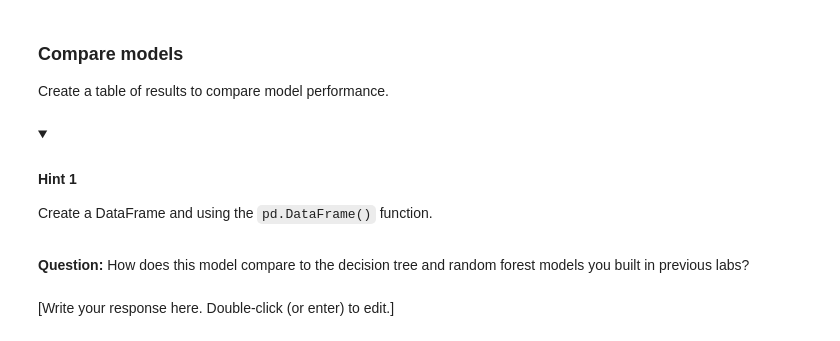
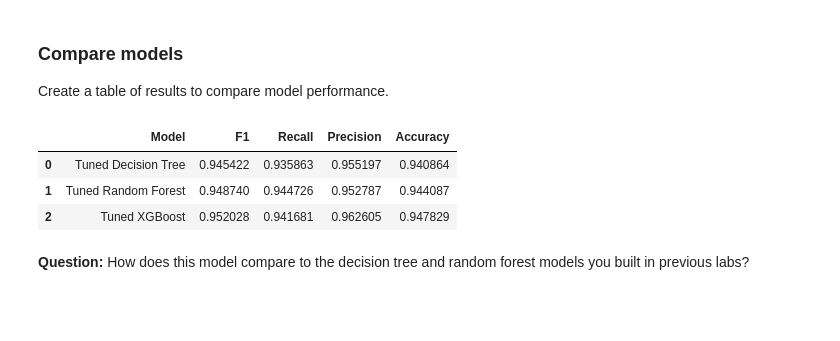
Before and after one commit to puteriirenealia/Data-Science, a Jupyter notebook: Invistico Airline XGBoost model.ipynb, the cells around one changed output. Drawn from its saved outputs; the diff is of its cells as text; code cells hidden in the pictures; folded sections open; blank space fills up the shorter version.

```diff
--- a/Invistico Airline XGBoost model.ipynb
+++ b/Invistico Airline XGBoost model.ipynb
@@ -376,18 +251,22 @@ Call `predict()` on your fitted model and reference `X_test` to create these pre
 
 Apply a series of metrics from scikit-learn to assess your model. Specifically, print the accuracy score, precision score, recall score, and f1 score associated with your test data and predicted values.
 # %%
+
 # 1. Print your accuracy score.
-
-### YOUR CODE HERE ###
+accuracy = accuracy_score(y_test, y_pred)
+print(f'Accuracy: {accuracy}')
 
 # 2. Print your precision score.
 
-### YOUR CODE HERE ###
+precision = precision_score(y_test, y_pred)
+print(f'Precision: {precision}')
 
 # 3. Print your recall score.
 
-### YOUR CODE HERE ###
+recall = recall_score(y_test, y_pred)
+print(f'Recall: {recall}')
 
 # 4. Print your f1 score.
 
-### YOUR CODE HERE ###
+f1 = f1_score(y_test, y_pred)
+print(f'F1: {f1}')
@@ -505,11 +341,18 @@ Create a table of results to compare model performance.
-# %% [markdown]
-<details>
-<summary><h4><strong>Hint 1</strong></h4></summary>
-
-Create a DataFrame and using the `pd.DataFrame()` function.
-
-</details>
+# %%
+# Create a table of results to compare model performance.
+
+table = pd.DataFrame({'Model': ["Tuned Decision Tree", "Tuned Random Forest", "Tuned XGBoost"],
+                      'F1': [0.945422, 0.948740, f1],
+                      'Recall': [0.935863, 0.944726, recall],
+                      'Precision': [0.955197, 0.952787, precision],
+                      'Accuracy': [0.940864, 0.944087, accuracy]
+                     }
+                    )
+table
+# %% [output]
+|  | Model | F1 | Recall | Precision | Accuracy |
+| 0 | Tuned Decision Tree | 0.945422 | 0.935863 | 0.955197 | 0.940864 |
+| 1 | Tuned Random Forest | 0.948740 | 0.944726 | 0.952787 | 0.944087 |
+| 2 | Tuned XGBoost | 0.952028 | 0.941681 | 0.962605 | 0.947829 |
 # %% [markdown]
 **Question:** How does this model compare to the decision tree and random forest models you built in previous labs?
-# %% [markdown]
-[Write your response here. Double-click (or enter) to edit.]
```
Also changed, not shown: parts of 86 cells of this notebook.
